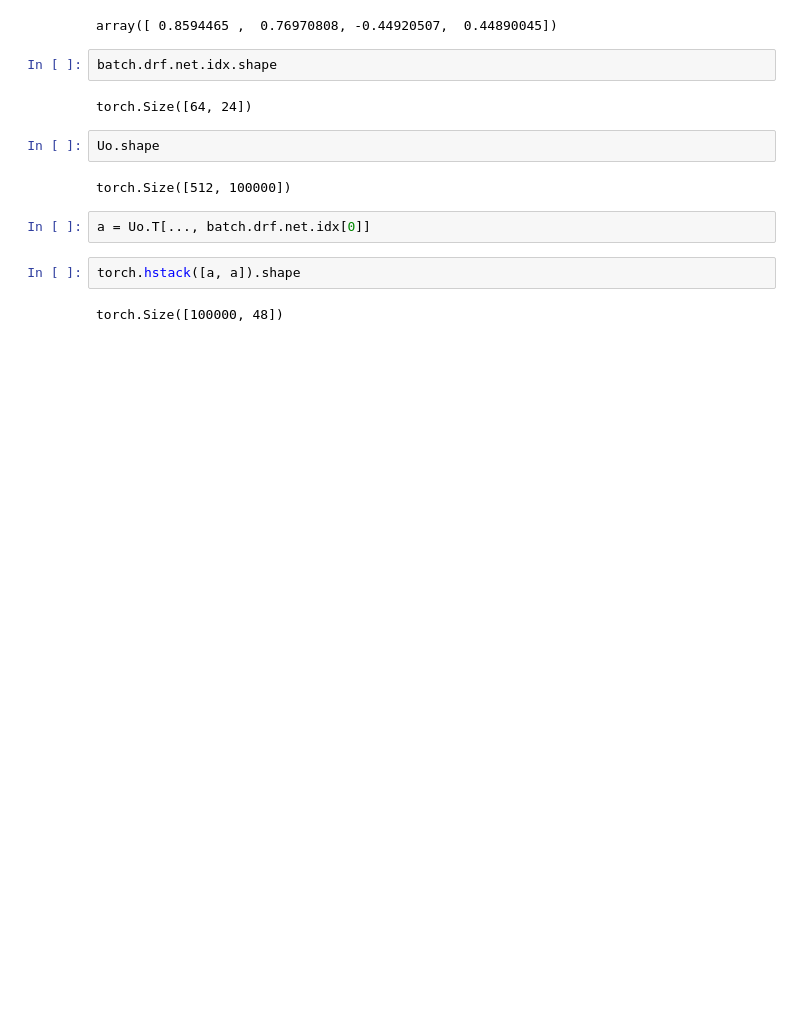
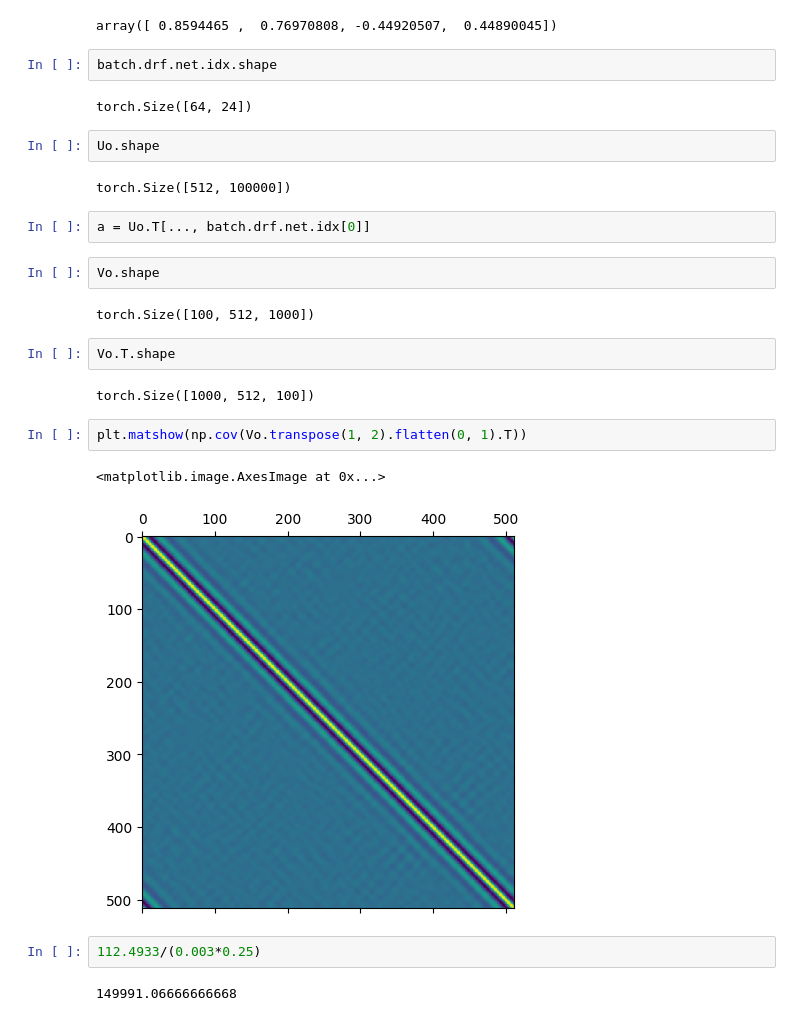
Before and after one commit to pinakm9/DeepRFM, a Jupyter notebook: notebooks/test.ipynb, the cells around one changed output. Saved outputs shown, nothing was run; the diff lists cells and outputs as text; blank space fills up the shorter version.

```diff
--- a/notebooks/test.ipynb
+++ b/notebooks/test.ipynb
@@ -104,6 +120,19 @@ torch.Size([512, 100000])
 # %%
 a = Uo.T[..., batch.drf.net.idx[0]]
 # %%
-torch.hstack([a, a]).shape
+Vo.shape
 # %% [output]
-torch.Size([100000, 48])
+torch.Size([100, 512, 1000])
+# %%
+Vo.T.shape
+# %% [output]
+torch.Size([1000, 512, 100])
+# %%
+plt.matshow(np.cov(Vo.transpose(1, 2).flatten(0, 1).T))
+# %% [output]
+<matplotlib.image.AxesImage at 0x...>
+[figure, added]
+# %%
+112.4933/(0.003*0.25)
+# %% [output]
+149991.06666666668
```
Also changed, not shown: parts of 11 cells of this notebook, 4 other files.
